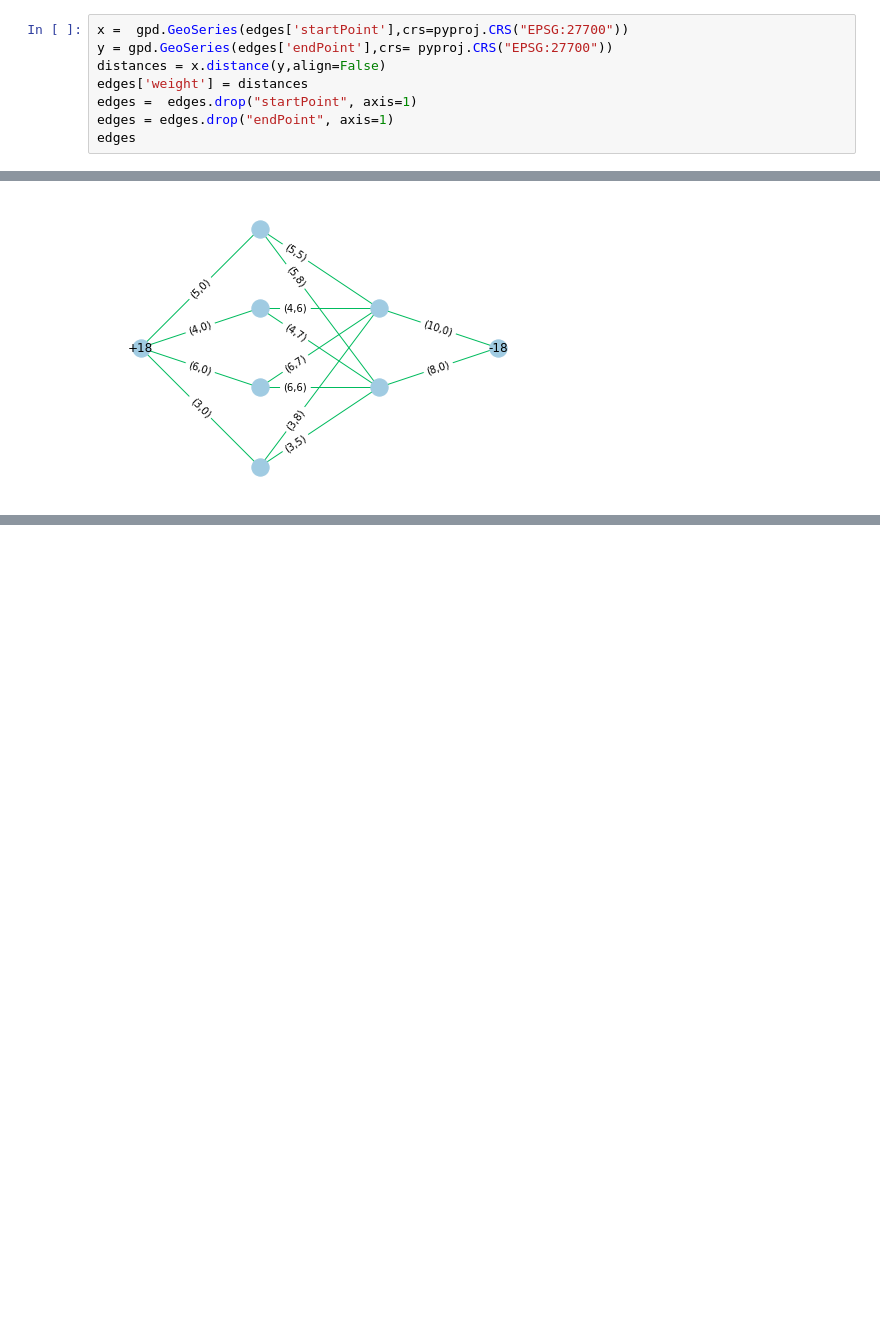
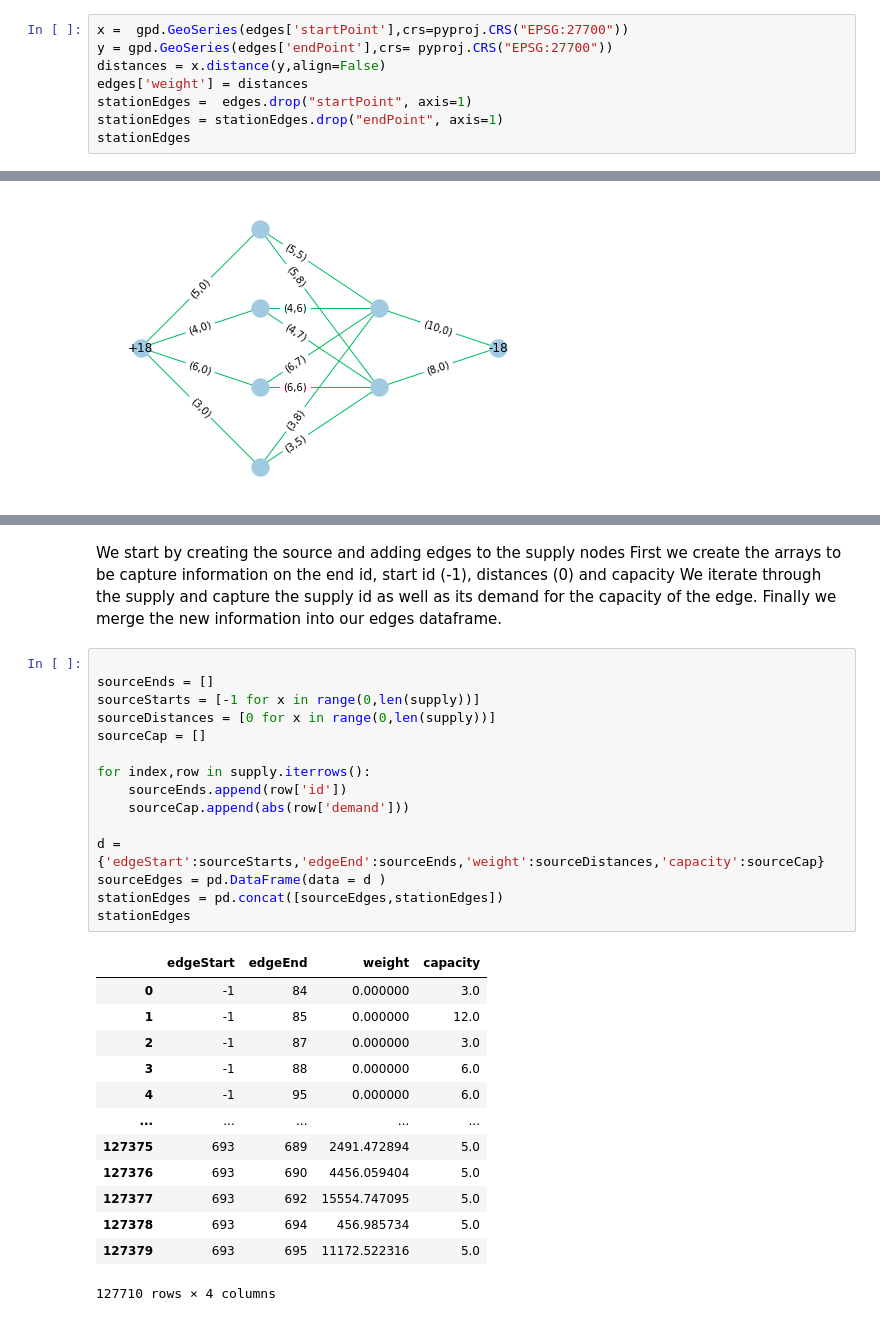
Before and after one commit to murtuswami/Data-Analysis-and-Optimization-for-Bike-Sharing-in-London, a Jupyter notebook: Jupyter notebooks/Inventory_Rebalancing_With_MCF_and_TSP.ipynb, the cells around one changed output, grey strips where cells are left out. Saved outputs shown, nothing was run; the diff lists cells and outputs as text; blank space fills up the shorter version.

```diff
--- a/Jupyter notebooks/Inventory_Rebalancing_With_MCF_and_TSP.ipynb
+++ b/Jupyter notebooks/Inventory_Rebalancing_With_MCF_and_TSP.ipynb
@@ -105,9 +105,9 @@ x =  gpd.GeoSeries(edges['startPoint'],crs=pyproj.CRS("EPSG:27700"))
 y = gpd.GeoSeries(edges['endPoint'],crs= pyproj.CRS("EPSG:27700"))
 distances = x.distance(y,align=False)
 edges['weight'] = distances
-edges =  edges.drop("startPoint", axis=1)
-edges = edges.drop("endPoint", axis=1)
-edges
+stationEdges =  edges.drop("startPoint", axis=1)
+stationEdges = stationEdges.drop("endPoint", axis=1)
+stationEdges
 # %% [output]
 |  | edgeStart | edgeEnd | capacity | weight |
 | 0 | 84 | 86 | 3.0 | 2952.450630 |
@@ -249,0 +262,34 @@ The generalized procedure is as follows
+# %% [markdown]
+We start by creating the source and adding edges to the supply nodes
+First we create the arrays to be capture information on the end id, start id (-1), distances (0) and capacity
+We iterate through the supply and capture the supply id as well as its demand for the capacity of the edge.
+Finally we merge the new information into our edges dataframe.
+# %%
+
+sourceEnds = []
+sourceStarts = [-1 for x in range(0,len(supply))]
+sourceDistances = [0 for x in range(0,len(supply))]
+sourceCap = []
+
+for index,row in supply.iterrows():
+    sourceEnds.append(row['id'])
+    sourceCap.append(abs(row['demand']))
+
+d = {'edgeStart':sourceStarts,'edgeEnd':sourceEnds,'weight':sourceDistances,'capacity':sourceCap}
+sourceEdges = pd.DataFrame(data = d )
+stationEdges = pd.concat([sourceEdges,stationEdges])
+stationEdges
+# %% [output]
+|  | edgeStart | edgeEnd | weight | capacity |
+| 0 | -1 | 84 | 0.000000 | 3.0 |
+| 1 | -1 | 85 | 0.000000 | 12.0 |
+| 2 | -1 | 87 | 0.000000 | 3.0 |
+| 3 | -1 | 88 | 0.000000 | 6.0 |
+| 4 | -1 | 95 | 0.000000 | 6.0 |
+| ... | ... | ... | ... | ... |
+| 127375 | 693 | 689 | 2491.472894 | 5.0 |
+| 127376 | 693 | 690 | 4456.059404 | 5.0 |
+| 127377 | 693 | 692 | 15554.747095 | 5.0 |
+| 127378 | 693 | 694 | 456.985734 | 5.0 |
+| 127379 | 693 | 695 | 11172.522316 | 5.0 |
+127710 rows × 4 columns
```
Also changed, not shown: parts of 14 cells of this notebook.
